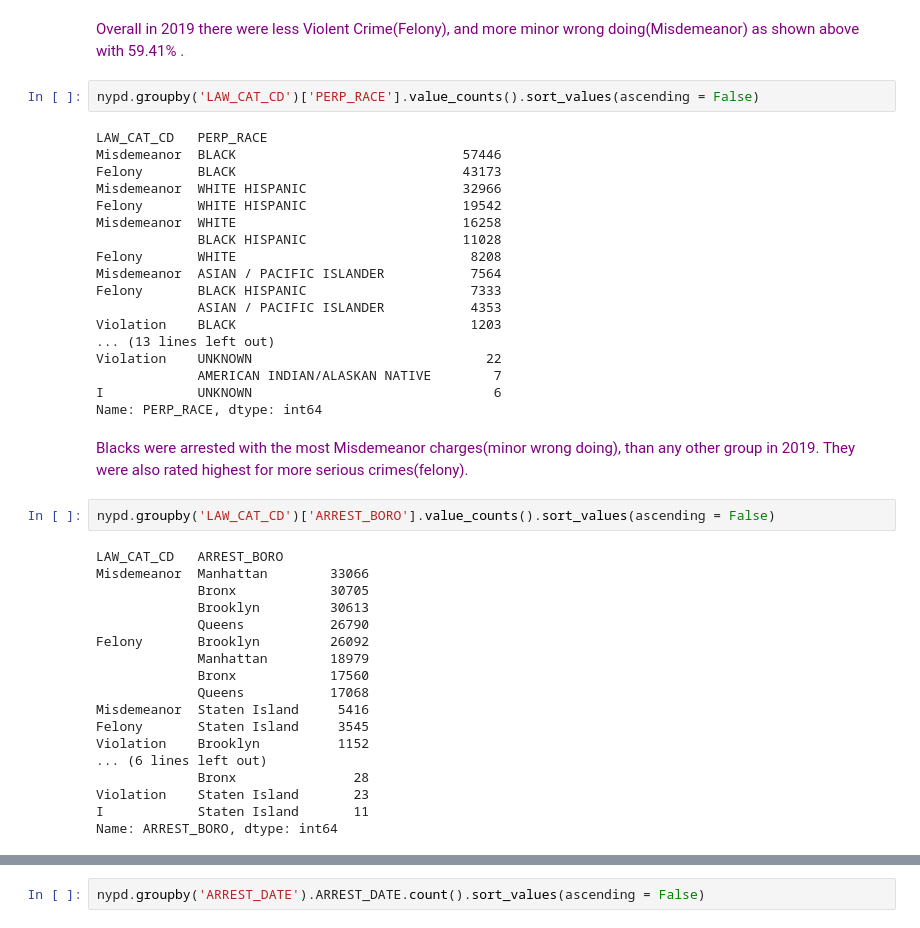
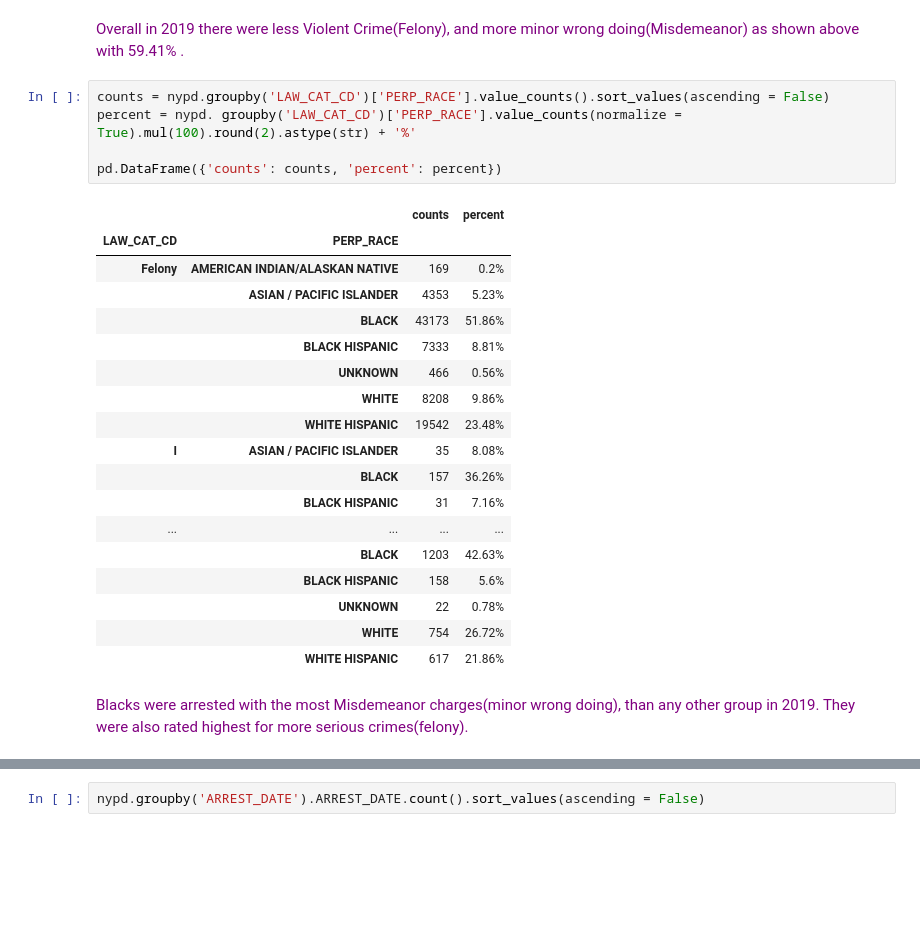
Before and after one commit to city-college-machine-learning/NYPD_Arrest_Analysis, a Jupyter notebook: NYPD_Arrest_Analysis.ipynb, the cells around one changed output, grey strips where cells are left out. Cells and saved outputs as stored; diff of their text form; blank space fills up the shorter version.

```diff
--- a/NYPD_Arrest_Analysis.ipynb
+++ b/NYPD_Arrest_Analysis.ipynb
@@ -401,45 +373,29 @@ plt.show()
 [figure]
 # %% [markdown]
 <font color = 'purple'>Overall in 2019 there were less Violent Crime(Felony), and more minor wrong doing(Misdemeanor) as shown above with 59.41% .<font/>
-# %%
-nypd.groupby('LAW_CAT_CD')['PERP_RACE'].value_counts().sort_values(ascending = False)
-# %% [output]
-LAW_CAT_CD   PERP_RACE
-Misdemeanor  BLACK                             57446
-Felony       BLACK                             43173
-Misdemeanor  WHITE HISPANIC                    32966
-Felony       WHITE HISPANIC                    19542
-Misdemeanor  WHITE                             16258
-             BLACK HISPANIC                    11028
-Felony       WHITE                              8208
-Misdemeanor  ASIAN / PACIFIC ISLANDER           7564
-Felony       BLACK HISPANIC                     7333
-             ASIAN / PACIFIC ISLANDER           4353
-Violation    BLACK                              1203
-... (13 lines left out)
-Violation    UNKNOWN                              22
-             AMERICAN INDIAN/ALASKAN NATIVE        7
-I            UNKNOWN                               6
-Name: PERP_RACE, dtype: int64
+# %%
+counts = nypd.groupby('LAW_CAT_CD')['PERP_RACE'].value_counts().sort_values(ascending = False)
+percent = nypd. groupby('LAW_CAT_CD')['PERP_RACE'].value_counts(normalize = True).mul(100).round(2).astype(str) + '%'
+
+pd.DataFrame({'counts': counts, 'percent': percent})
+# %% [output]
+|  |  | counts | percent |
+| LAW_CAT_CD | PERP_RACE |  |  |
+| Felony | AMERICAN INDIAN/ALASKAN NATIVE | 169 | 0.2% |
+|  | ASIAN / PACIFIC ISLANDER | 4353 | 5.23% |
+|  | BLACK | 43173 | 51.86% |
+|  | BLACK HISPANIC | 7333 | 8.81% |
+|  | UNKNOWN | 466 | 0.56% |
+|  | WHITE | 8208 | 9.86% |
+|  | WHITE HISPANIC | 19542 | 23.48% |
+| I | ASIAN / PACIFIC ISLANDER | 35 | 8.08% |
+|  | BLACK | 157 | 36.26% |
+|  | BLACK HISPANIC | 31 | 7.16% |
+| ... | ... | ... | ... |
+|  | BLACK | 1203 | 42.63% |
+|  | BLACK HISPANIC | 158 | 5.6% |
+|  | UNKNOWN | 22 | 0.78% |
+|  | WHITE | 754 | 26.72% |
+|  | WHITE HISPANIC | 617 | 21.86% |
 # %% [markdown]
 <font color = 'purple'> Blacks were arrested with the most Misdemeanor charges(minor wrong doing), than any other group in 2019. They were also rated highest for more serious crimes(felony).<font/>
-# %%
-nypd.groupby('LAW_CAT_CD')['ARREST_BORO'].value_counts().sort_values(ascending = False)
-# %% [output]
-LAW_CAT_CD   ARREST_BORO
-Misdemeanor  Manhattan        33066
-             Bronx            30705
-             Brooklyn         30613
-             Queens           26790
-Felony       Brooklyn         26092
-             Manhattan        18979
-             Bronx            17560
-             Queens           17068
-Misdemeanor  Staten Island     5416
-Felony       Staten Island     3545
-Violation    Brooklyn          1152
-... (6 lines left out)
-             Bronx               28
-Violation    Staten Island       23
-I            Staten Island       11
-Name: ARREST_BORO, dtype: int64
```
Also changed, not shown: parts of 27 cells of this notebook.
